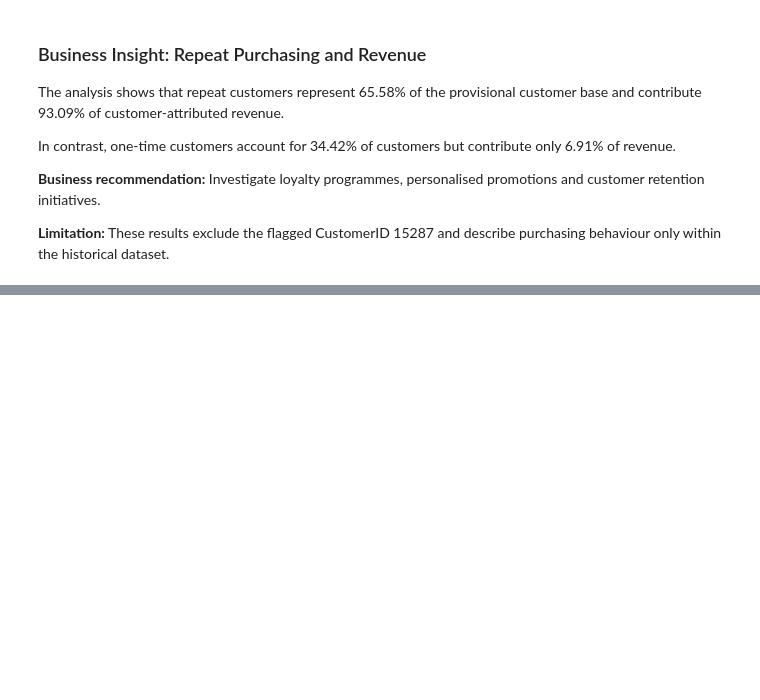
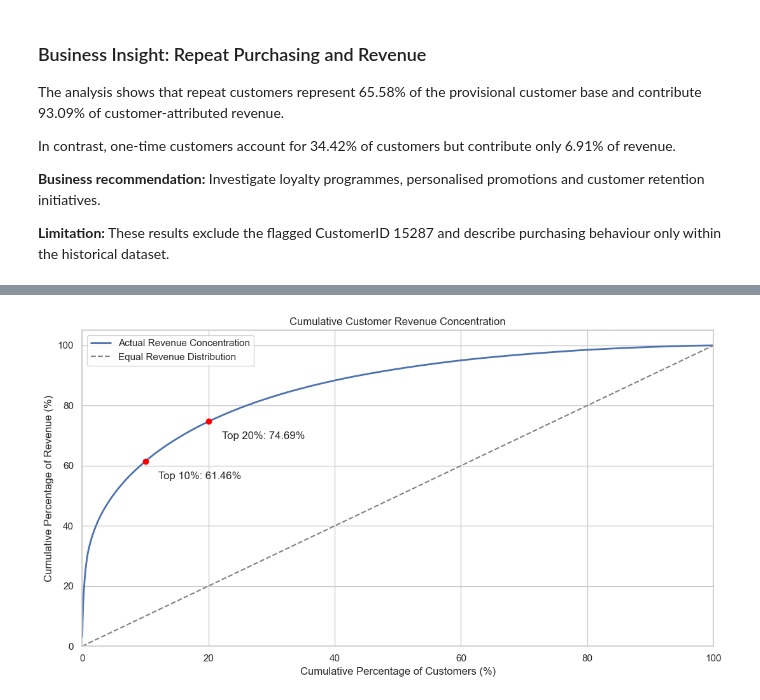
Before and after one commit to SeunJoy/Online-Retail-Intelligence-Capstone, a Jupyter notebook: jupyter_notebooks/03_exploratory_data_analysis.ipynb, the cells around one changed output, grey strips where cells are left out. Saved outputs shown, nothing was run; the diff lists cells and outputs as text; code cells hidden in the pictures; blank space fills up the shorter version.

```diff
--- a/jupyter_notebooks/03_exploratory_data_analysis.ipynb
+++ b/jupyter_notebooks/03_exploratory_data_analysis.ipynb
@@ -1559,0 +1927,94 @@ and describe purchasing behaviour only within the historical dataset.
+# %%
+# STEP 108: Calculate the cumulative percentage of customers.
+# Customers are already ranked from highest to lowest spending.
+
+customer_ranked["CumulativeCustomerPct"] = (
+    np.arange(1, len(customer_ranked) + 1)
+    / len(customer_ranked) * 100
+)
+
+
+# STEP 109: Calculate cumulative revenue contribution.
+# This shows how quickly total revenue accumulates
+# as higher-spending customers are included.
+
+customer_ranked["CumulativeRevenuePct"] = (
+    customer_ranked["TotalSpending"].cumsum()
+    / total_customer_revenue * 100
+)
+
+
+# STEP 110: Create a cumulative revenue concentration chart.
+# The diagonal reference line represents equal revenue
+# contribution across customers.
+
+plt.figure(figsize=(11, 6))
+
+plt.plot(
+    customer_ranked["CumulativeCustomerPct"],
+    customer_ranked["CumulativeRevenuePct"],
+    label="Actual Revenue Concentration",
+    linewidth=2
+)
+
+plt.plot(
+    [0, 100],
+    [0, 100],
+    linestyle="--",
+    color="grey",
+    label="Equal Revenue Distribution"
+)
+
+# Highlight revenue contributed by the top 10% and 20%.
+plt.scatter(
+    [top_10_count / len(customer_ranked) * 100,
+     top_20_count / len(customer_ranked) * 100],
+    [top_10_share, top_20_share],
+    color="red",
+    zorder=5
+)
+
+plt.annotate(
+    f"Top 10%: {top_10_share:.2f}%",
+    (
+        top_10_count / len(customer_ranked) * 100,
+        top_10_share
+    ),
+    xytext=(15, -20),
+    textcoords="offset points"
+)
+
+plt.annotate(
+    f"Top 20%: {top_20_share:.2f}%",
+    (
+        top_20_count / len(customer_ranked) * 100,
+        top_20_share
+    ),
+    xytext=(15, -20),
+    textcoords="offset points"
+)
+
+plt.title("Cumulative Customer Revenue Concentration")
+plt.xlabel("Cumulative Percentage of Customers (%)")
+plt.ylabel("Cumulative Percentage of Revenue (%)")
+plt.xlim(0, 100)
+plt.ylim(0, 105)
+plt.legend()
+plt.tight_layout()
+plt.show()
+
+
+# STEP 111: Validate cumulative revenue calculations.
+# The final cumulative revenue percentage must equal 100%.
+# Revenue concentration must increase monotonically.
+
+assert np.isclose(
+    customer_ranked["CumulativeRevenuePct"].iloc[-1],
+    100
+)
+
+assert customer_ranked["CumulativeRevenuePct"].is_monotonic_increasing
+
+print("Customer revenue concentration chart validation: PASSED")
+# %% [output]
+[figure, added]
```
Also changed, not shown: parts of 11 cells of this notebook.
